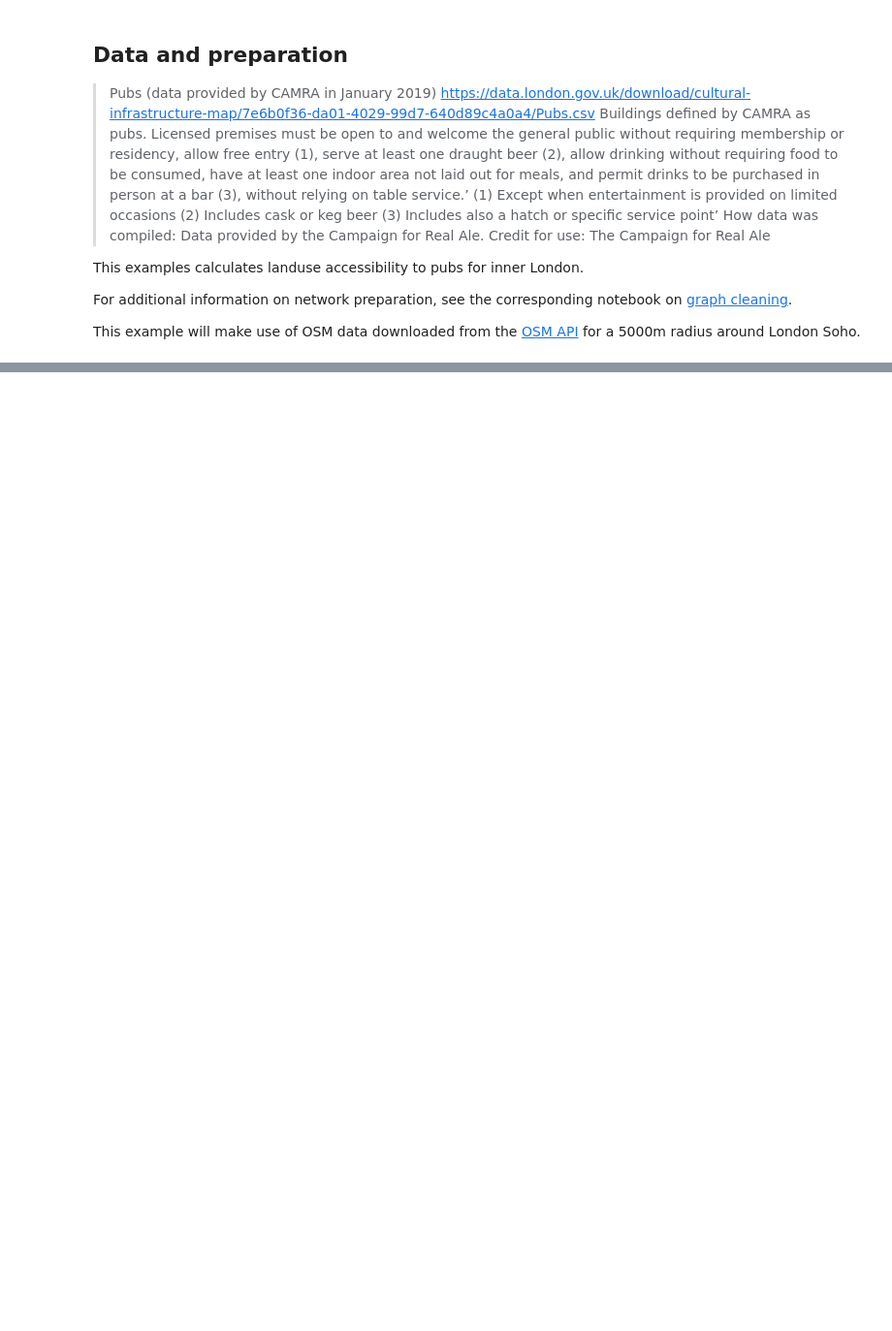
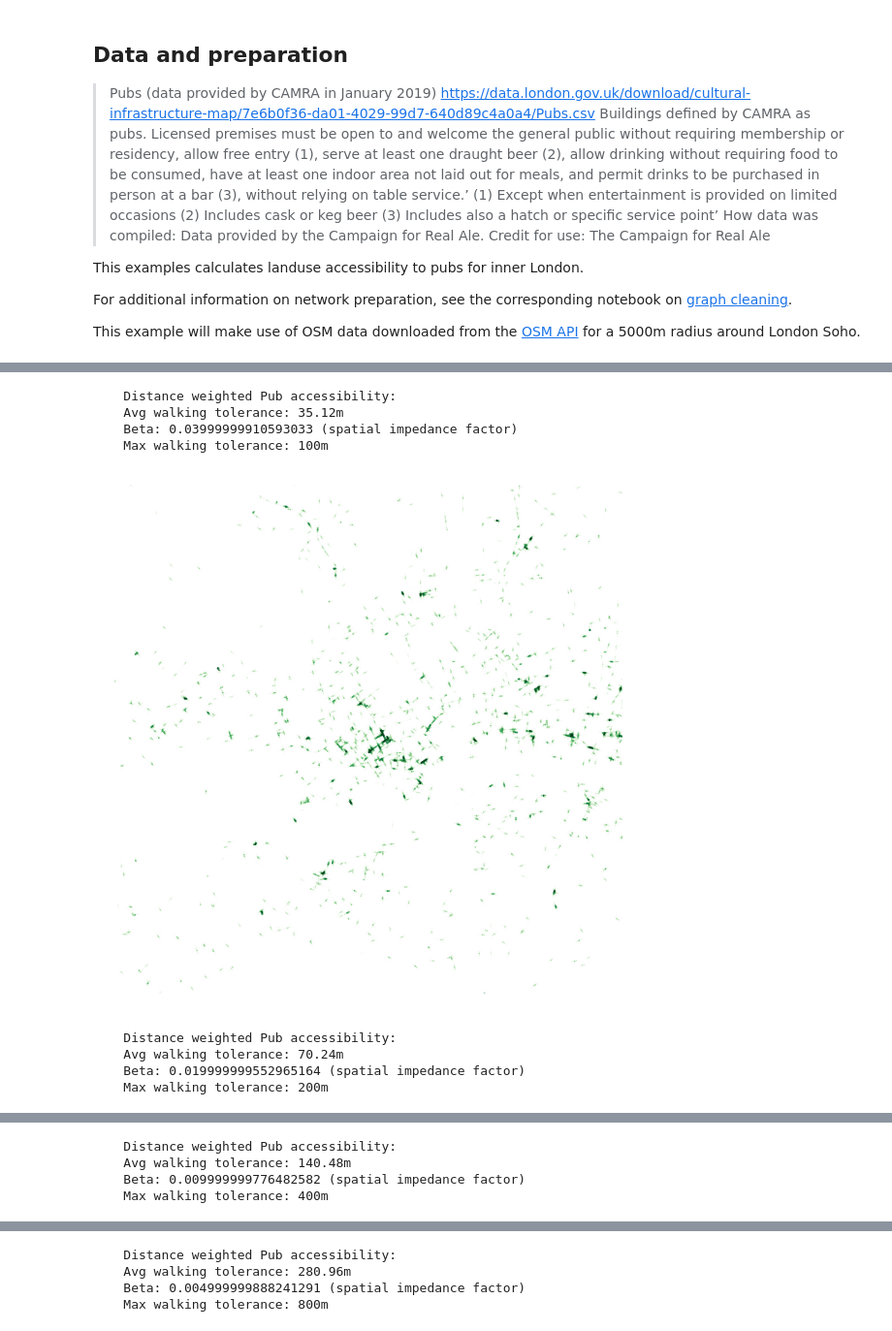
Before and after one commit to benchmark-urbanism/cityseer-api, a Jupyter notebook: demos/london_pubs.ipynb, the cells around one changed output, grey strips where cells are left out. Shown at 97% size. Saved outputs shown, nothing was run; the diff lists cells and outputs as text; code cells hidden in the pictures; blank space fills up the shorter version.

```diff
--- a/demos/london_pubs.ipynb
+++ b/demos/london_pubs.ipynb
@@ -101,6 +119,7 @@ import matplotlib.pyplot as plt
 import numpy as np
 from sklearn.preprocessing import minmax_scale
 
+
 def simple_plot(xs: np.ndarray, ys: np.ndarray, vals: np.ndarray):
     """ """
     # extents
@@ -108,7 +127,7 @@ def simple_plot(xs: np.ndarray, ys: np.ndarray, vals: np.ndarray):
     buff = geometry.Point(easting, northing).buffer(3500)
     min_x, min_y, max_x, max_y = buff.bounds
     # fig
-    fig, ax = plt.subplots(1, 1, figsize=(8, 8), dpi=200, facecolor="white")
+    fig, ax = plt.subplots(1, 1, figsize=(5, 5), dpi=200, facecolor="white")
     # filter
     select = xs > min_x
     select = np.logical_and(select, xs < max_x)
@@ -120,33 +139,41 @@ def simple_plot(xs: np.ndarray, ys: np.ndarray, vals: np.ndarray):
     # shape if wanted
     c = v**1
     c = minmax_scale(c, feature_range=(0, 1))
     s = v**1
     s = minmax_scale(s, feature_range=(0, 1.5))
     # plot
     ax.scatter(
         xs[select_idx], ys[select_idx], c=c[select_idx], s=s[select_idx], linewidths=0, edgecolors="none", cmap="Greens"
     )
     # limits
     ax.set_xlim(left=min_x, right=max_x)
     ax.set_ylim(bottom=min_y, top=max_y)
     ax.set_xticks([])
     ax.set_yticks([])
     ax.set_aspect(1)
     ax.set_facecolor("white")
     plt.show()
 
 
 for d in [100, 200, 400, 800]:
     b = networks.beta_from_distance(d)[0]
     avg_d = networks.avg_distance_for_beta(float(b))[0]
     print(
         f"""
     Distance weighted Pub accessibility:
     Avg walking tolerance: {avg_d:.2f}m
     Beta: {b} (spatial impedance factor)
     Max walking tolerance: {d}m
     """
     )
-    simple_plot(
-        network_structure.nodes.xs, network_structure.nodes.ys, nodes_gdf[f"cc_metric_pub_{d}_weighted"]
-    )
+    simple_plot(network_structure.nodes.xs, network_structure.nodes.ys, nodes_gdf[f"cc_metric_pub_{d}_weighted"])
+# %% [output]
+    Distance weighted Pub accessibility:
+    Avg walking tolerance: 35.12m
+    Beta: 0.03999999910593033 (spatial impedance factor)
+    Max walking tolerance: 100m
+[figure, added]
+    Distance weighted Pub accessibility:
+    Avg walking tolerance: 70.24m
+    Beta: 0.019999999552965164 (spatial impedance factor)
+    Max walking tolerance: 200m
@@ -152,0 +181,4 @@ for d in [100, 200, 400, 800]:
+    Distance weighted Pub accessibility:
+    Avg walking tolerance: 140.48m
+    Beta: 0.009999999776482582 (spatial impedance factor)
+    Max walking tolerance: 400m
@@ -152,0 +186,4 @@ for d in [100, 200, 400, 800]:
+    Distance weighted Pub accessibility:
+    Avg walking tolerance: 280.96m
+    Beta: 0.004999999888241291 (spatial impedance factor)
+    Max walking tolerance: 800m
```
Also changed, not shown: parts of 4 cells of this notebook, 33 other files.
